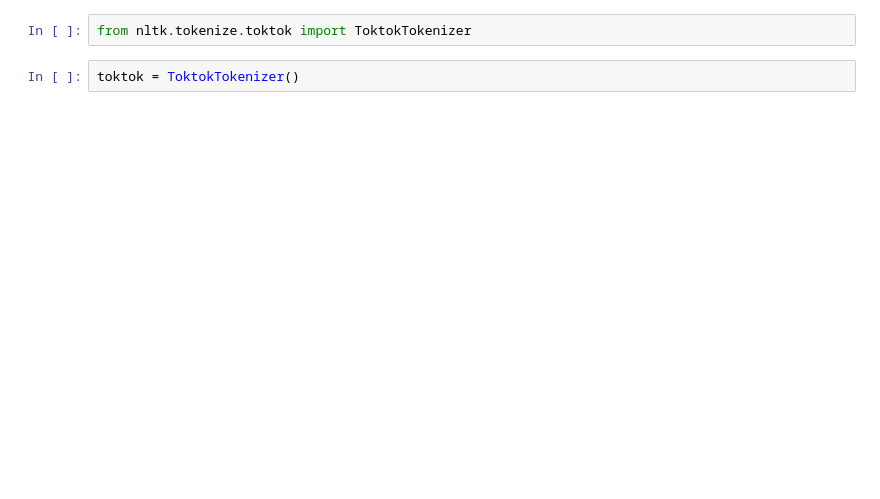
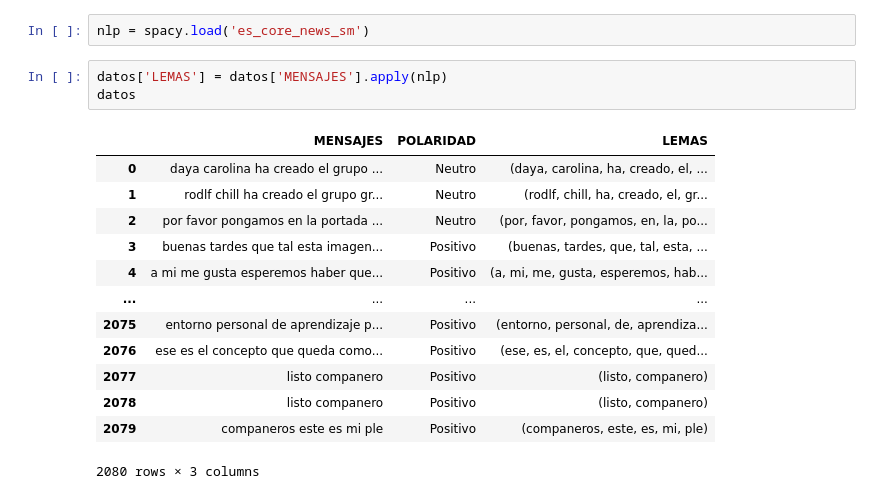
Before and after one commit to iaastudillo/Sentiment_analysis, a Jupyter notebook: notebook/analisis.ipynb, the cells around one changed output. Drawn from its saved outputs; the diff is of its cells as text; blank space fills up the shorter version.

```diff
--- a/notebook/analisis.ipynb
+++ b/notebook/analisis.ipynb
@@ -18,5 +77,20 @@ nltk.download('nonbreaking_prefixes')
-# %%
-from nltk.tokenize.toktok import ToktokTokenizer
-# %%
-toktok = ToktokTokenizer()
+# %%
+nlp = spacy.load('es_core_news_sm')
+# %%
+datos['LEMAS'] = datos['MENSAJES'].apply(nlp)
+datos
+# %% [output]
+|  | MENSAJES | POLARIDAD | LEMAS |
+| 0 | daya carolina ha creado el grupo ... | Neutro | (daya, carolina, ha, creado, el, ... |
+| 1 | rodlf chill ha creado el grupo gr... | Neutro | (rodlf, chill, ha, creado, el, gr... |
+| 2 | por favor pongamos en la portada ... | Neutro | (por, favor, pongamos, en, la, po... |
+| 3 | buenas tardes que tal esta imagen... | Positivo | (buenas, tardes, que, tal, esta, ... |
+| 4 | a mi me gusta esperemos haber que... | Positivo | (a, mi, me, gusta, esperemos, hab... |
+| ... | ... | ... | ... |
+| 2075 | entorno personal de aprendizaje p... | Positivo | (entorno, personal, de, aprendiza... |
+| 2076 | ese es el concepto que queda como... | Positivo | (ese, es, el, concepto, que, qued... |
+| 2077 | listo companero | Positivo | (listo, companero) |
+| 2078 | listo companero | Positivo | (listo, companero) |
+| 2079 | companeros este es mi ple | Positivo | (companeros, este, es, mi, ple) |
+2080 rows × 3 columns
 # %%
```
Also changed, not shown: parts of 27 cells of this notebook, 2 other files.
